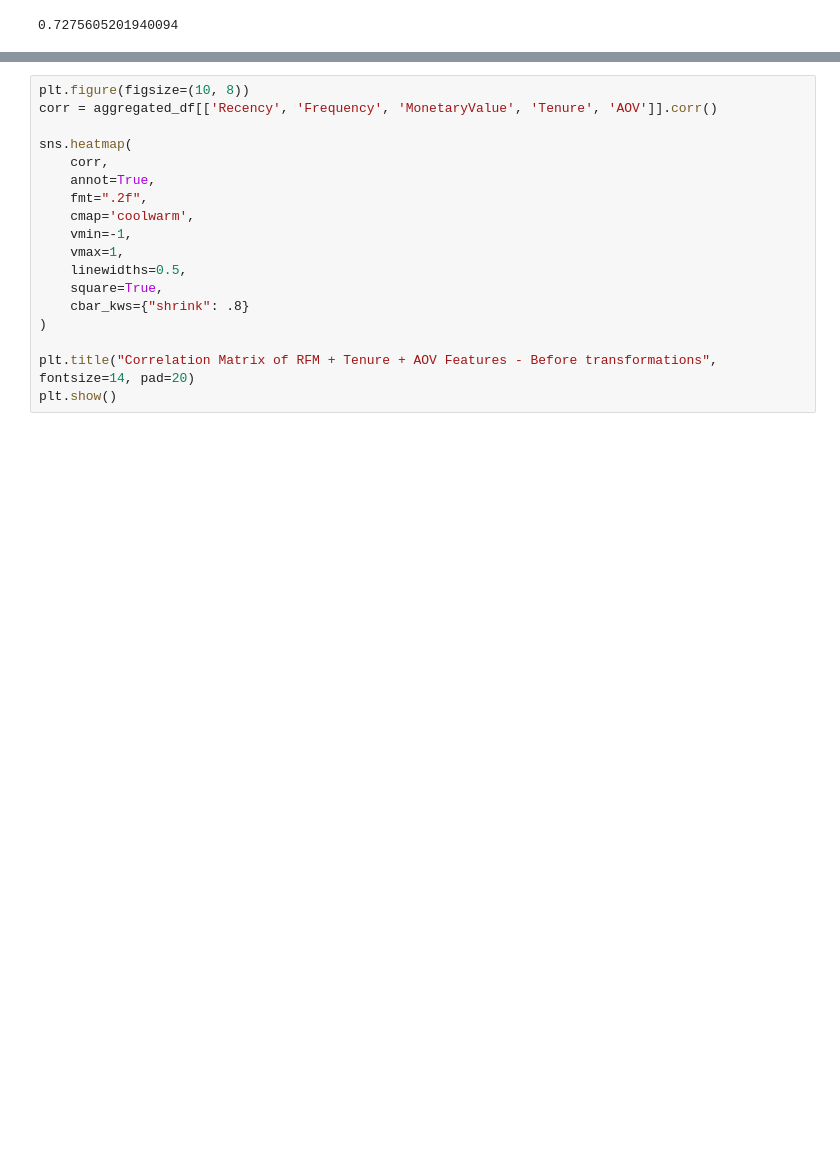
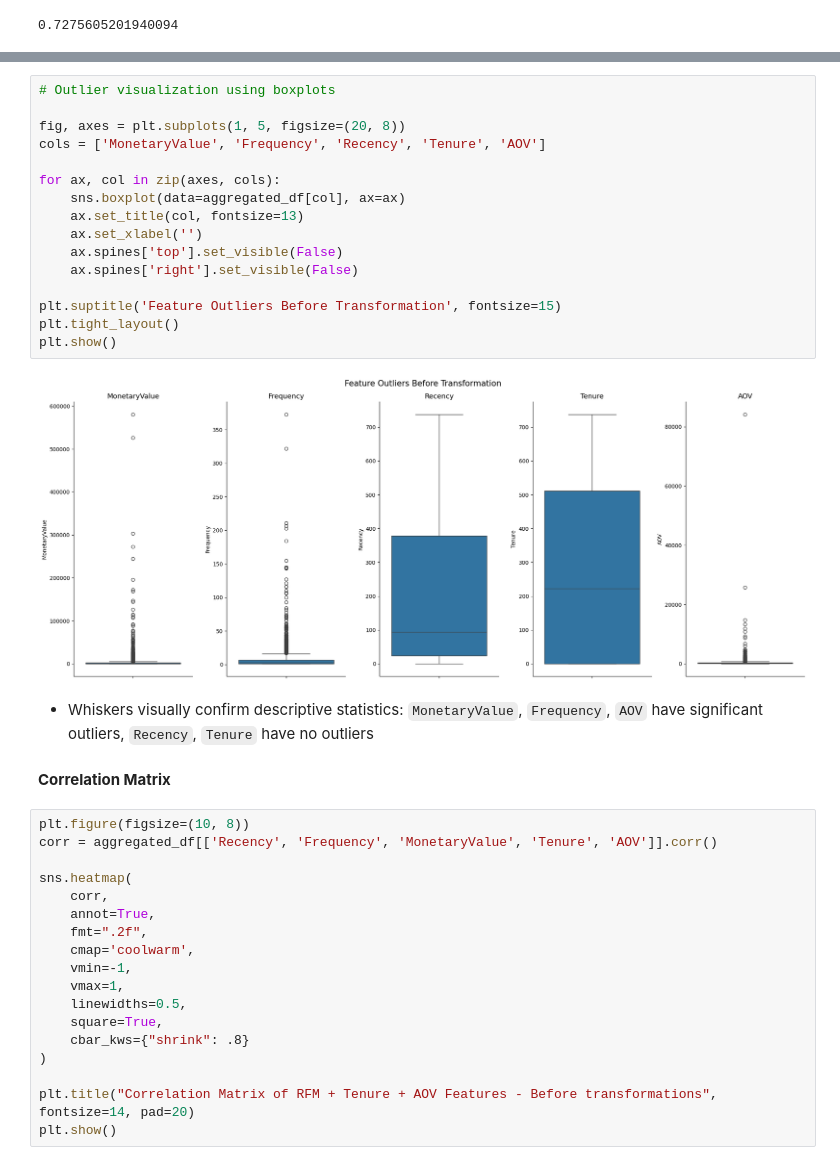
Before and after one commit to adulamaciej/User-Segmentation-K-Means-Clustering, a Jupyter notebook: code/online-retail-data-clustering.ipynb, the cells around one changed output, grey strips where cells are left out. Cells and saved outputs as stored; diff of their text form; blank space fills up the shorter version.

```diff
--- a/code/online-retail-data-clustering.ipynb
+++ b/code/online-retail-data-clustering.ipynb
@@ -575,3 +606,25 @@ Name: AOV, dtype: float64
+# %%
+# Outlier visualization using boxplots
+
+fig, axes = plt.subplots(1, 5, figsize=(20, 8))
+cols = ['MonetaryValue', 'Frequency', 'Recency', 'Tenure', 'AOV']
+
+for ax, col in zip(axes, cols):
+    sns.boxplot(data=aggregated_df[col], ax=ax)
+    ax.set_title(col, fontsize=13)
+    ax.set_xlabel('')
+    ax.spines['top'].set_visible(False)
+    ax.spines['right'].set_visible(False)
+
+plt.suptitle('Feature Outliers Before Transformation', fontsize=15)
+plt.tight_layout()
+plt.show()
+# %% [output]
+[figure, new version]
+# %% [markdown]
+- Whiskers visually confirm descriptive statistics: `MonetaryValue`, `Frequency`, `AOV` have significant outliers, `Recency`, `Tenure` have no outliers
+# %% [markdown]
+**Correlation Matrix**
 # %%
 plt.figure(figsize=(10, 8))
 corr = aggregated_df[['Recency', 'Frequency', 'MonetaryValue', 'Tenure', 'AOV']].corr()
```
Also changed, not shown: parts of 114 cells of this notebook.
